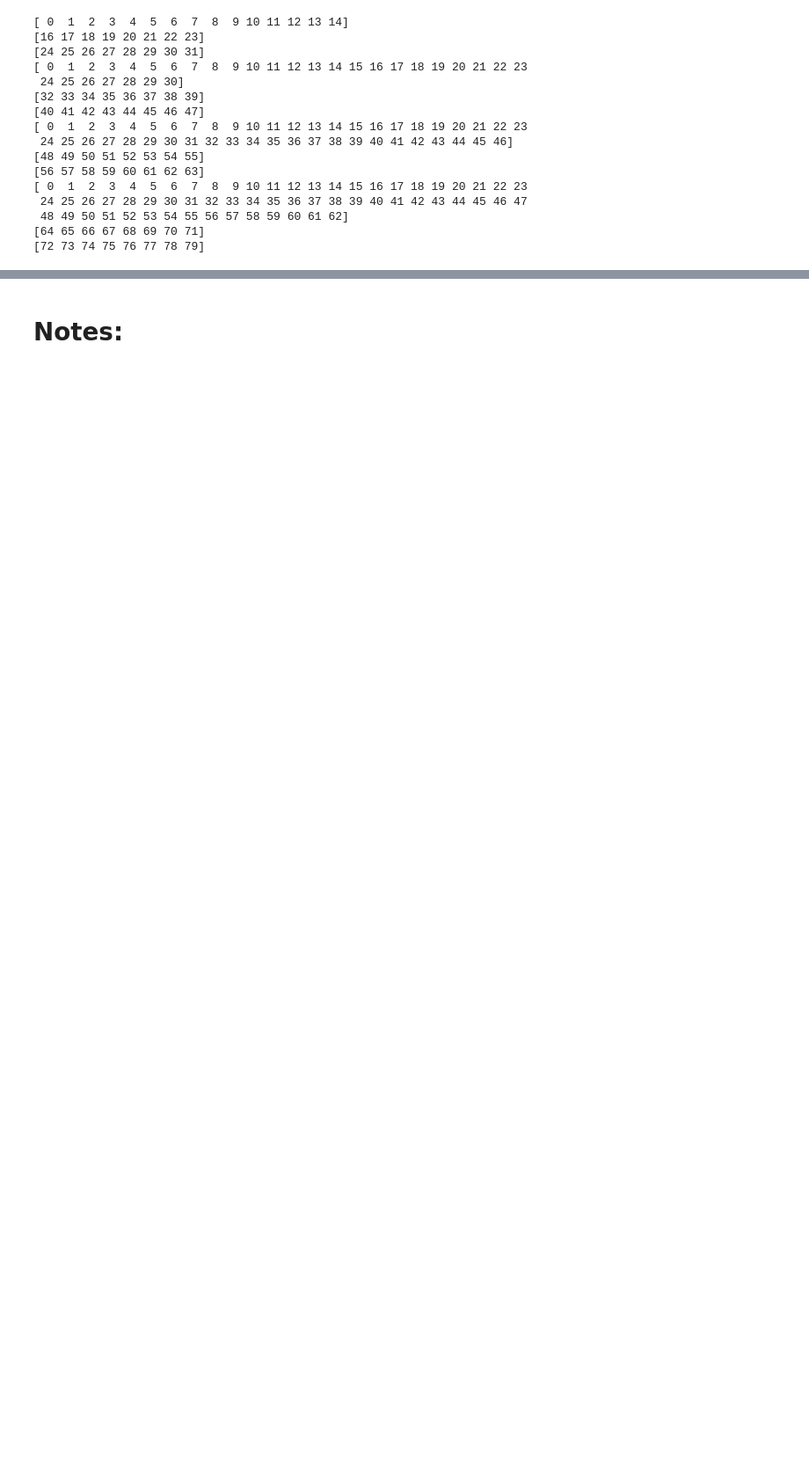
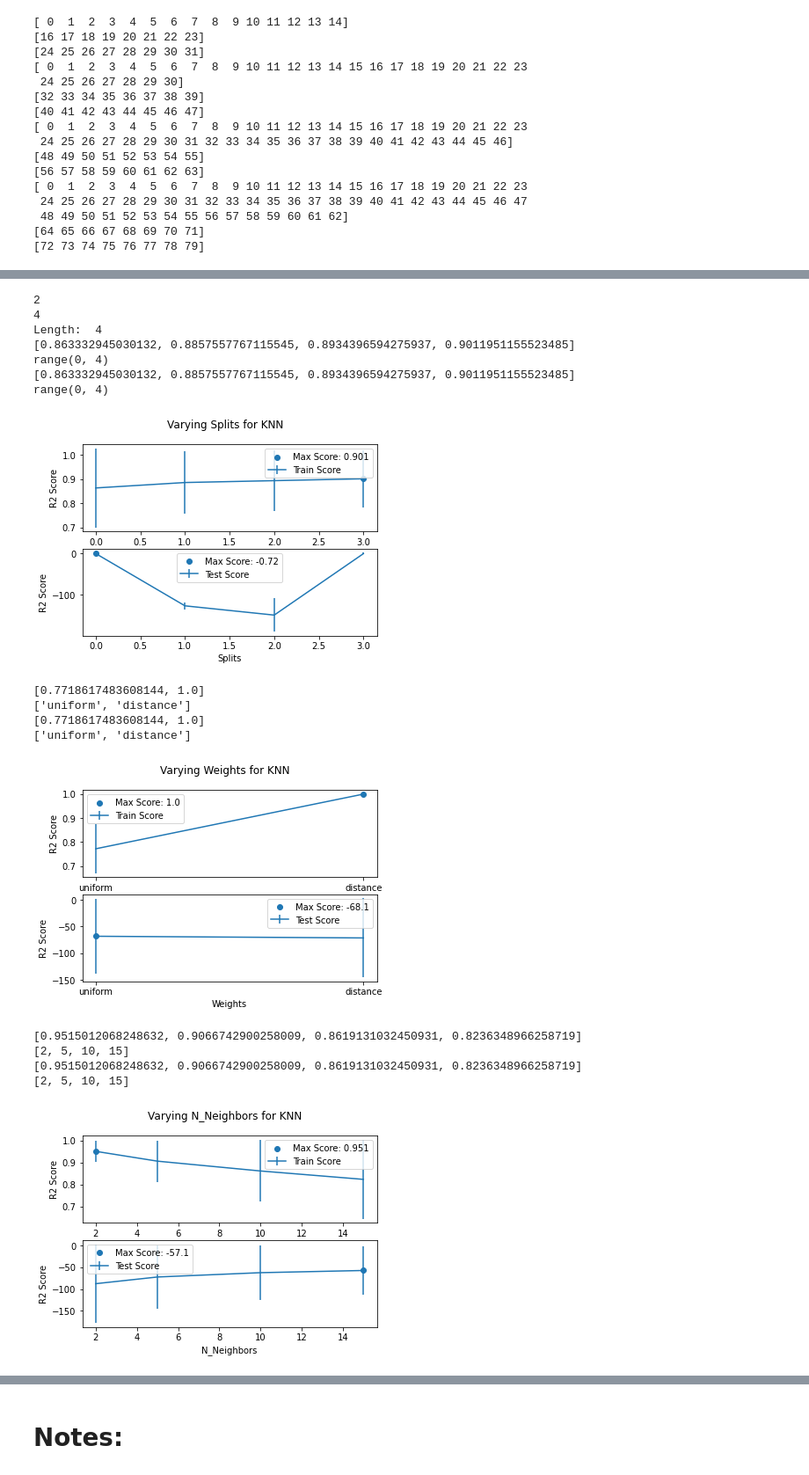
Before and after one commit to Andrew-X-Wang/DATA1030_Project, a Jupyter notebook: src/Untitled.ipynb, the cells around one changed output, grey strips where cells are left out. Shown at 88% size. Cells and saved outputs as stored; diff of their text form; code cells hidden in the pictures; blank space fills up the shorter version.

```diff
--- a/src/Untitled.ipynb
+++ b/src/Untitled.ipynb
@@ -822,0 +808,6 @@ for train_idx, other_idx in dummy_split.split(single_group_model):
+# %%
+cvs = 5
+split_portion = 1 / cvs # large dataset
+data_len = shape[0]
+split_size = int(split_portion * data_len)
+# rs = ShuffleSplit(n_splits=cvs, train_size=split_size, test_size=None, random_state=0)
@@ -822,0 +948,12 @@ for train_idx, other_idx in dummy_split.split(single_group_model):
+# %%
+seed = 42
+knn = KNN()
+n_params = 2
+param_grid = {
+    'kneighborsregressor__weights' : ['uniform', 'distance'],
+    'kneighborsregressor__n_neighbors' : [5, 10]
+}
+random_states = [100, 1000]
+metric='r2'
+
+best_knn, best_knn_params, knn_test_scores = MLpipe_KFold_RMSE(X_grouped, y, feats_preprocessor, knn, param_grid, metric, random_states=random_states)
@@ -822,0 +1435,27 @@ for train_idx, other_idx in dummy_split.split(single_group_model):
+# %%
+tr_scores = np.asarray(knn_total_train_scores)
+print(len(tr_scores[0]))
+print(tr_scores.shape[0])
+te_scores = np.asarray(knn_total_test_scores)
+plot_variance_by_axis(0, tr_scores, te_scores, range(time_splits), "Splits", "KNN")
+plot_variance_by_axis(1, tr_scores, te_scores, weights, "Weights", "KNN")
+plot_variance_by_axis(2, tr_scores, te_scores, n_neighbors, "N_Neighbors", "KNN")
+# %% [output]
+2
+4
+Length:  4
+[0.863332945030132, 0.8857557767115545, 0.8934396594275937, 0.9011951155523485]
+range(0, 4)
+[0.863332945030132, 0.8857557767115545, 0.8934396594275937, 0.9011951155523485]
+range(0, 4)
+[figure, added]
+[0.7718617483608144, 1.0]
+['uniform', 'distance']
+[0.7718617483608144, 1.0]
+['uniform', 'distance']
+[figure, added]
+[0.9515012068248632, 0.9066742900258009, 0.8619131032450931, 0.8236348966258719]
+[2, 5, 10, 15]
+[0.9515012068248632, 0.9066742900258009, 0.8619131032450931, 0.8236348966258719]
+[2, 5, 10, 15]
+[figure, added]
```
Also changed, not shown: parts of 67 cells of this notebook, 25 other files.
